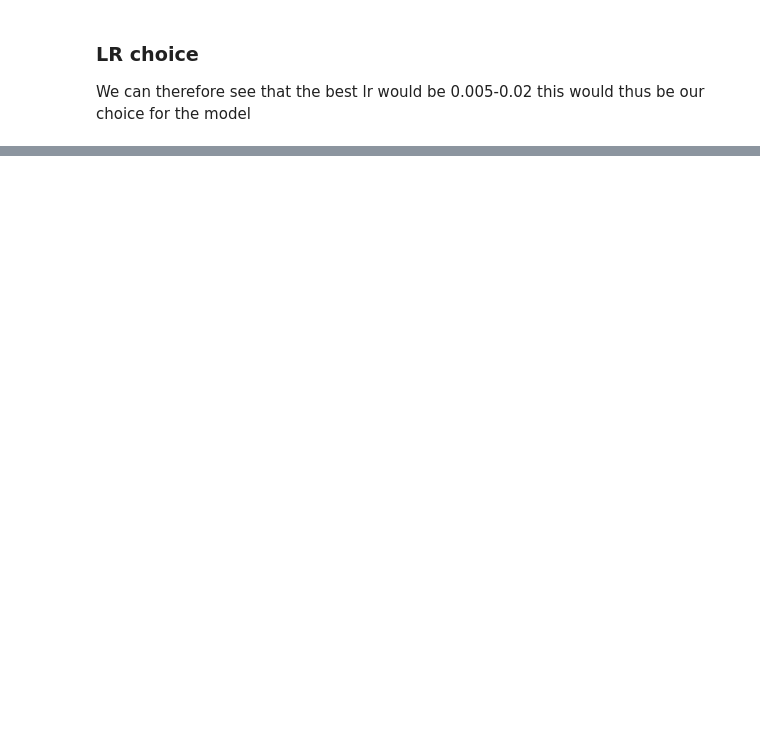
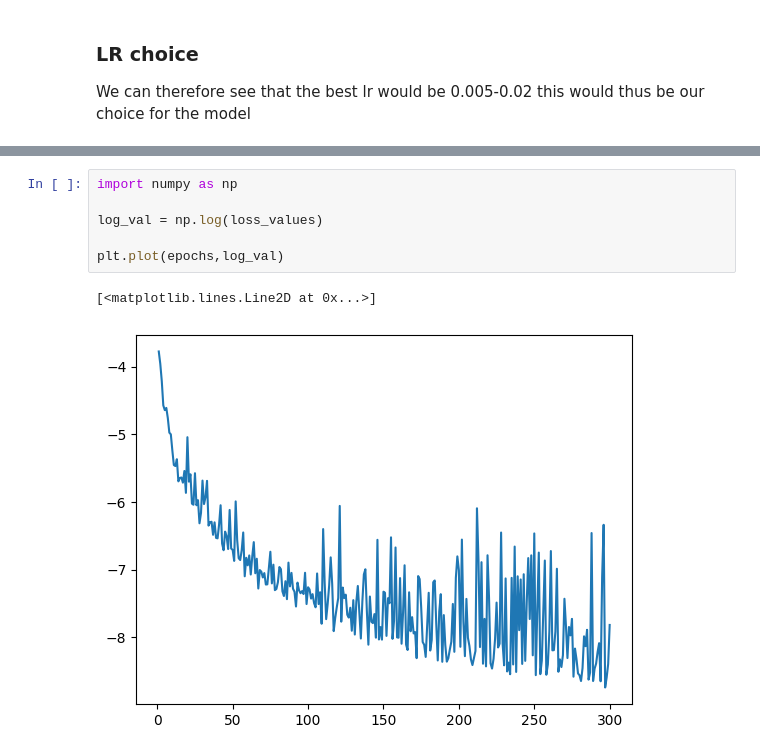
Before and after one commit to CHCICH/MaqamDiffusion, a Jupyter notebook: src/testing/data_dimension_test.ipynb, the cells around one changed output, grey strips where cells are left out. Saved outputs shown, nothing was run; the diff lists cells and outputs as text; blank space fills up the shorter version.

```diff
--- a/src/testing/data_dimension_test.ipynb
+++ b/src/testing/data_dimension_test.ipynb
@@ -216,0 +292,9 @@ data1_cpu.shape, data_reconstructed_cpu.shape
+# %%
+import numpy as np
+
+log_val = np.log(loss_values)
+
+plt.plot(epochs,log_val)
+# %% [output]
+[<matplotlib.lines.Line2D at 0x...>]
+[figure, added]
```
Also changed, not shown: parts of 9 cells of this notebook.
